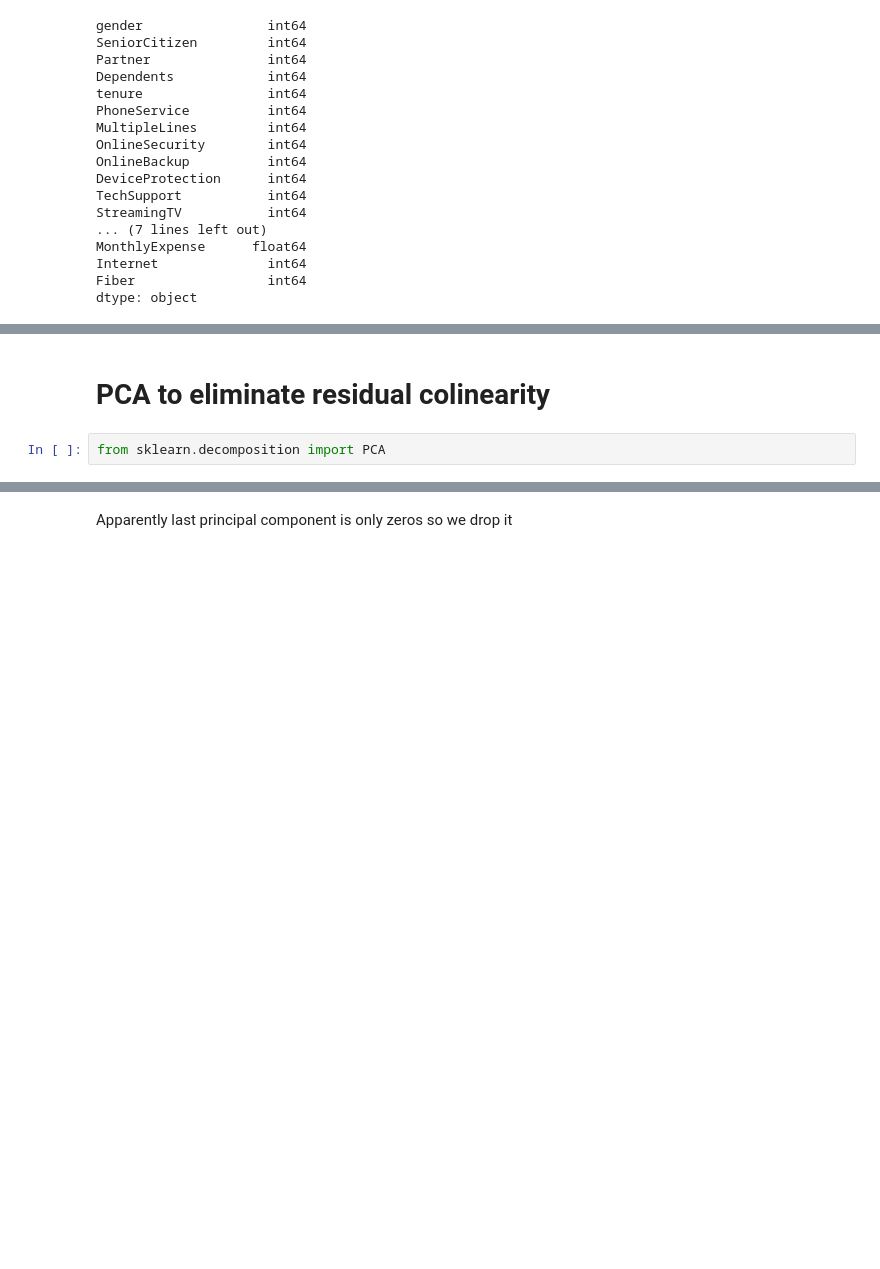
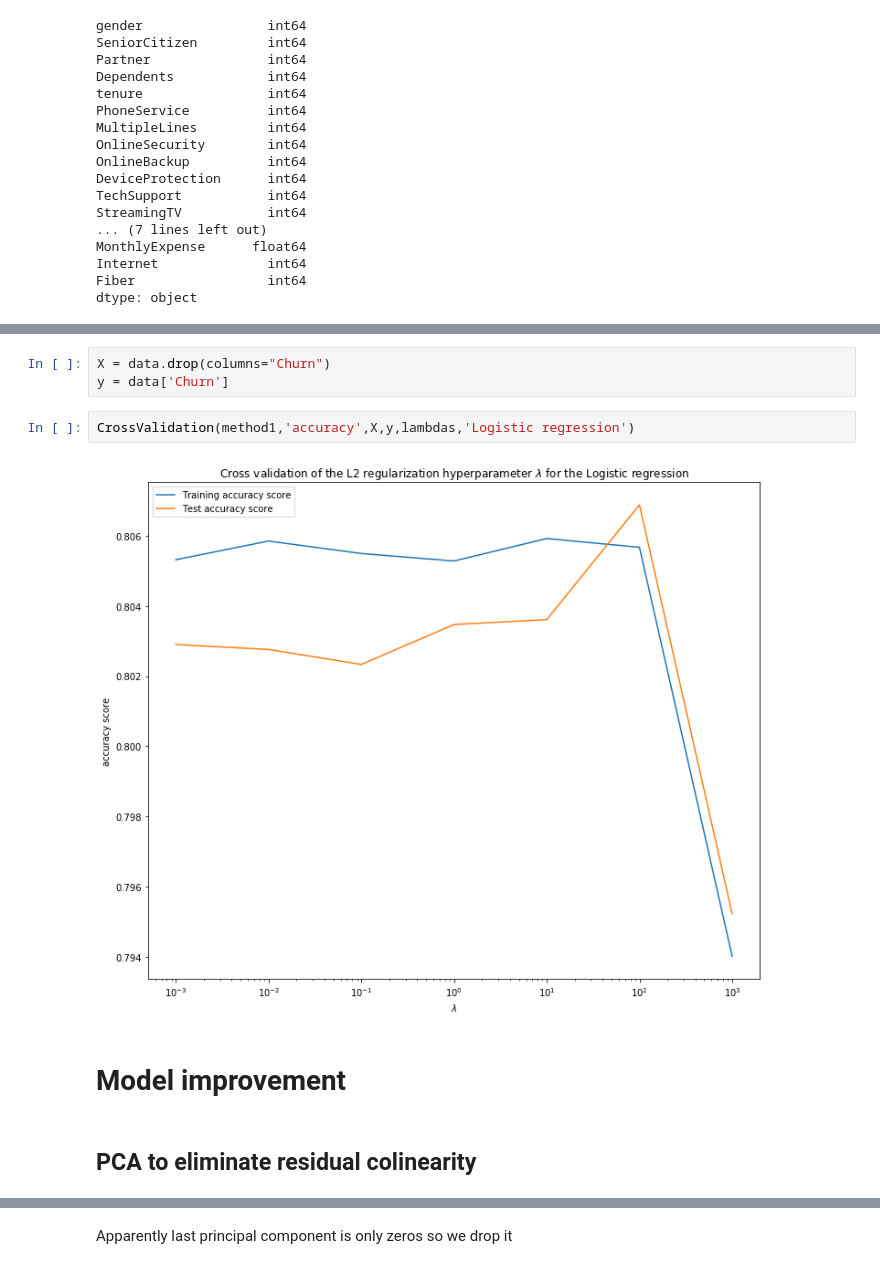
Before and after one commit to AntMarchal/DataScienceInPractice, a Jupyter notebook: PS2/PS2_Ant.ipynb, the cells around one changed output, grey strips where cells are left out. Cells and saved outputs as stored; diff of their text form; blank space fills up the shorter version.

```diff
--- a/PS2/PS2_Ant.ipynb
+++ b/PS2/PS2_Ant.ipynb
@@ -67,5 +116,12 @@ dtype: object
+# %%
+X = data.drop(columns="Churn")
+y = data['Churn']
+# %%
+CrossValidation(method1,'accuracy',X,y,lambdas,'Logistic regression')
+# %% [output]
+[figure, added]
+# %% [markdown]
+# Model improvement
 # %% [markdown]
-# PCA to eliminate residual colinearity
+## PCA to eliminate residual colinearity
-# %%
-from sklearn.decomposition import PCA
 # %%
```
Also changed, not shown: parts of 31 cells of this notebook.
